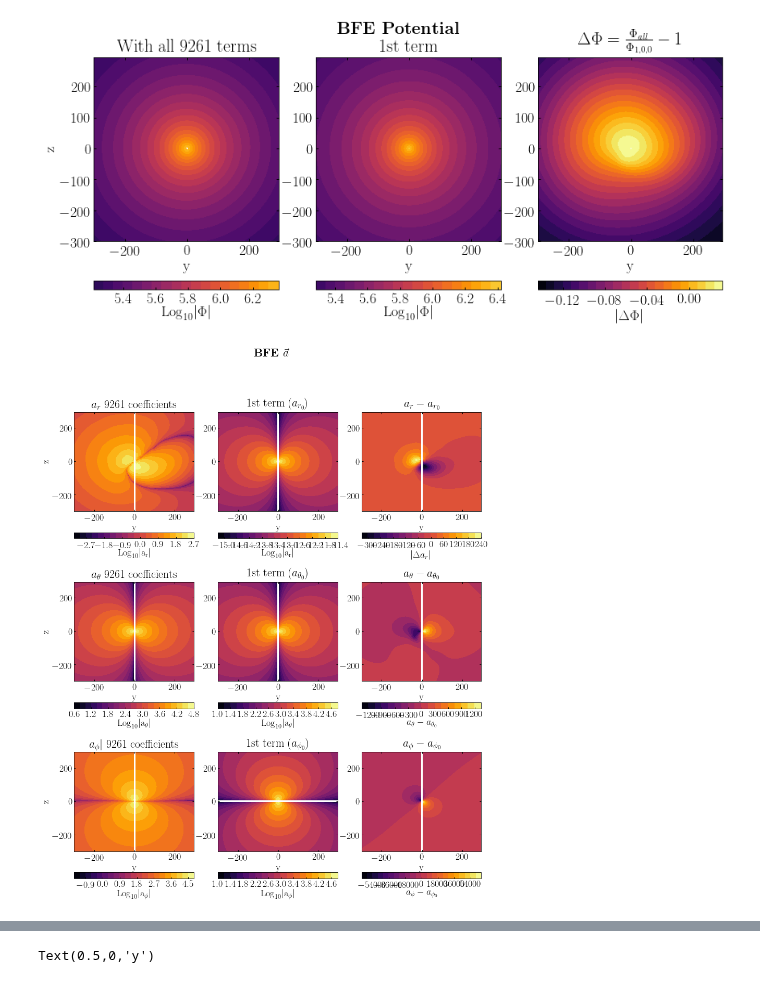
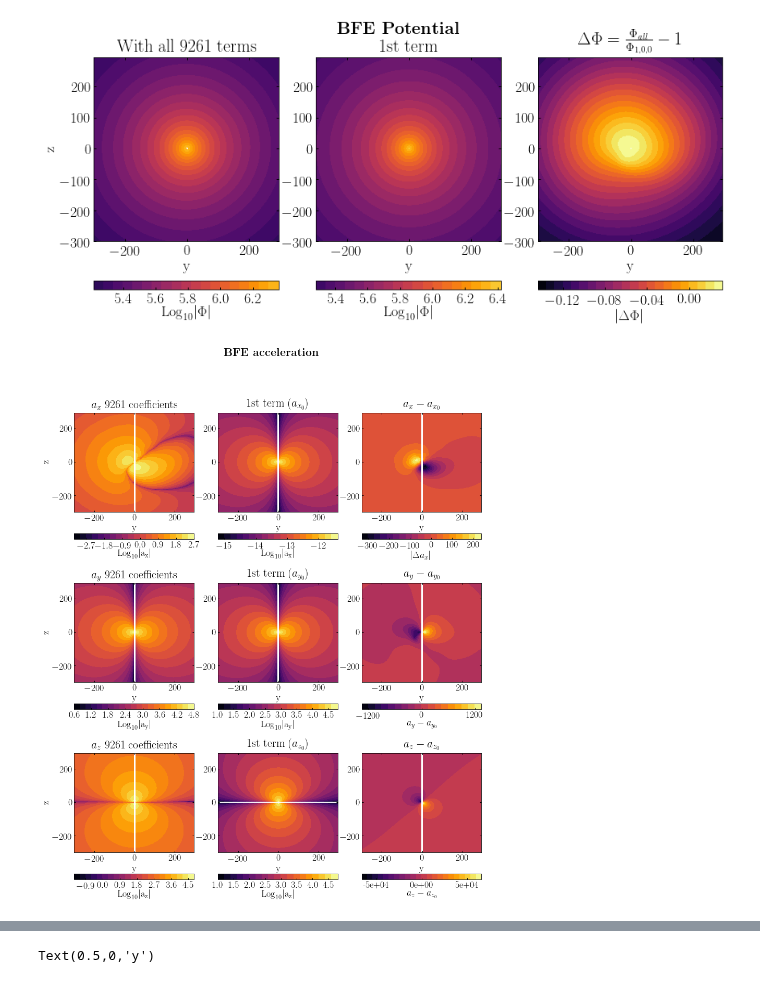
Before and after one commit to jngaravitoc/MW-LMC-SCF, a Jupyter notebook: code/BFE_mwlmc_energy.ipynb, the cells around one changed output, grey strips where cells are left out. Cells and saved outputs as stored; diff of their text form; code cells hidden in the pictures.

```diff
--- a/code/BFE_mwlmc_energy.ipynb
+++ b/code/BFE_mwlmc_energy.ipynb
@@ -191,87 +191,88 @@ Text(0.5,0,'y')
 [figure]
 # %%
 fig = figure(figsize=(14, 17))
-fig.suptitle(r'$\textbf{BFE $\vec{a}$}$')
+fig.suptitle(r'$\textbf{BFE acceleration}$')
 
 
 subplot(3, 3, 1)
-title('$a_r$ 9261 coefficients')
+title('$a_x$ 9261 coefficients')
 contourf(y_grid, z_grid, np.log10(np.abs(a_matrix_r)), 20,  cmap='inferno', origin='lower')
 cbar = colorbar(orientation='horizontal')
-cbar.set_label(r'$\rm{Log}_{10} |a_r|$')
+cbar.set_label(r'$\rm{Log}_{10} |a_x|$')
 #cbar.set_ticks(np.arange(5, 6.6, 0.2))
 xlabel('y')
 ylabel('z')
 
 subplot(3, 3, 2)
-title('1st term $(a_{r_0})$')
+title('1st term $(a_{x_0})$')
 contourf(y_grid, z_grid, np.log10(np.abs(a_matrix_base_r)), 20,  cmap='inferno', origin='lower')
 cbar = colorbar(orientation='horizontal')
-cbar.set_label(r'$\rm{Log}_{10} |a_r|$')
-#cbar.set_ticks(np.arange(5, 6.6, 0.2))
+cbar.set_label(r'$\rm{Log}_{10} |a_x|$')
+cbar.set_ticks(np.arange(-15, -11, 1))
 xlabel('y')
 
 subplot(3, 3, 3)
-title(r'$a_r - a_{r_0}$')
+title(r'$a_x - a_{x_0}$')
 contourf(y_grid, z_grid, ((a_matrix_r-a_matrix_base_r)), 20, cmap='inferno', origin='lower')
 cbar = colorbar(orientation='horizontal')
-cbar.set_label(r'$|\Delta a_r|$')
+cbar.set_label(r'$|\Delta a_x|$')
 #cbar.set_ticks(np.arange(-0.16, 0.1, 0.04))
 xlabel('y')
 #savefig('BFE_potential.pdf', bbox_inches='tight')
+cbar.set_ticks(np.arange(-300, 300, 100))
+
 
 subplot(3, 3, 4)
-title(r'$a_{\theta}$ 9261 coefficients')
+title(r'$a_y$ 9261 coefficients')
 contourf(y_grid, z_grid, np.log10(np.abs(a_matrix_theta)), 20,  cmap='inferno', origin='lower')
 cbar = colorbar(orientation='horizontal')
-cbar.set_label(r'$\rm{Log}_{10} |a_{\theta}|$')
-#cbar.set_ticks(np.arange(5, 6.6, 0.2))
+cbar.set_label(r'$\rm{Log}_{10} |a_y|$')
 xlabel('y')
 ylabel('z')
 
 subplot(3, 3, 5)
-title(r'1st term $(a_{\theta_0})$')
+title(r'1st term $(a_{y_0})$')
 contourf(y_grid, z_grid, np.log10(np.abs(a_matrix_base_theta)), 20,  cmap='inferno', origin='lower')
 cbar = colorbar(orientation='horizontal')
-cbar.set_label(r'$\rm{Log}_{10} |a_{\theta}|$')
-#cbar.set_ticks(np.arange(5, 6.6, 0.2))
+cbar.set_label(r'$\rm{Log}_{10} |a_{y}|$')
+cbar.set_ticks(np.arange(1, 5, 0.5))
 xlabel('y')
 
 subplot(3, 3, 6)
-title(r'$a_{\theta} - a_{\theta_0}$')
+title(r'$a_{y} - a_{y_0}$')
 contourf(y_grid, z_grid, ((a_matrix_theta-a_matrix_base_theta)), 20, cmap='inferno', origin='lower')
 cbar = colorbar(orientation='horizontal')
-cbar.set_label(r'$a_{\theta} - a_{\theta_0}$')
-#cbar.set_ticks(np.arange(-0.16, 0.1, 0.04))
+cbar.set_label(r'$a_{y} - a_{y_0}$')
+cbar.set_ticks(np.arange(-1.2e3, 1.3e3, 1.2e3))
 xlabel('y')
 
 
 subplot(3, 3, 7)
-title('$a_{\phi}|$ 9261 coefficients')
+title('$a_{z}$ 9261 coefficients')
 contourf(y_grid, z_grid, np.log10(np.abs(a_matrix_phi)), 20,  cmap='inferno', origin='lower')
 cbar = colorbar(orientation='horizontal')
-cbar.set_label(r'$\rm{Log}_{10} |a_{\phi}|$')
+cbar.set_label(r'$\rm{Log}_{10} |a_{z}|$')
 #cbar.set_ticks(np.arange(5, 6.6, 0.2))
 xlabel('y')
 ylabel('z')
 
 subplot(3, 3, 8)
-title('1st term $(a_{\phi_0})$')
+title('1st term $(a_{z_0})$')
 contourf(y_grid, z_grid, np.log10(np.abs(a_matrix_base_phi)), 20,  cmap='inferno', origin='lower')
 cbar = colorbar(orientation='horizontal')
-cbar.set_label(r'$\rm{Log}_{10} |a_{\phi}|$')
-#cbar.set_ticks(np.arange(5, 6.6, 0.2))
+cbar.set_label(r'$\rm{Log}_{10} |a_{z}|$')
+cbar.set_ticks(np.arange(1, 5, 0.5))
 xlabel('y')
 
 subplot(3, 3, 9)
-title(r'$a_{\phi} - a_{\phi_0}$')
+title(r'$a_{z} - a_{z_0}$')
 contourf(y_grid, z_grid, ((a_matrix_theta-a_matrix_base_phi)), 20, cmap='inferno', origin='lower')
-cbar = colorbar(orientation='horizontal')
-cbar.set_label(r'$a_{\phi} - a_{\phi_0}$')
-#cbar.set_ticks(np.arange(-0.16, 0.1, 0.04))
+cbar = colorbar(orientation='horizontal',format='%.0e')
+cbar.set_label(r'$a_{z} - a_{z_0}$')
+cbar.set_ticks(np.arange(-5e5, 6e4, 5e4))
 xlabel('y')
 
 
 savefig('accelerations_BFE_MWLMC.pdf', bbox_inches='tight')
 # %% [output]
-[figure, old version]
+[figure, new version]
```
Also changed, not shown: parts of 5 cells of this notebook, 6 other files.
